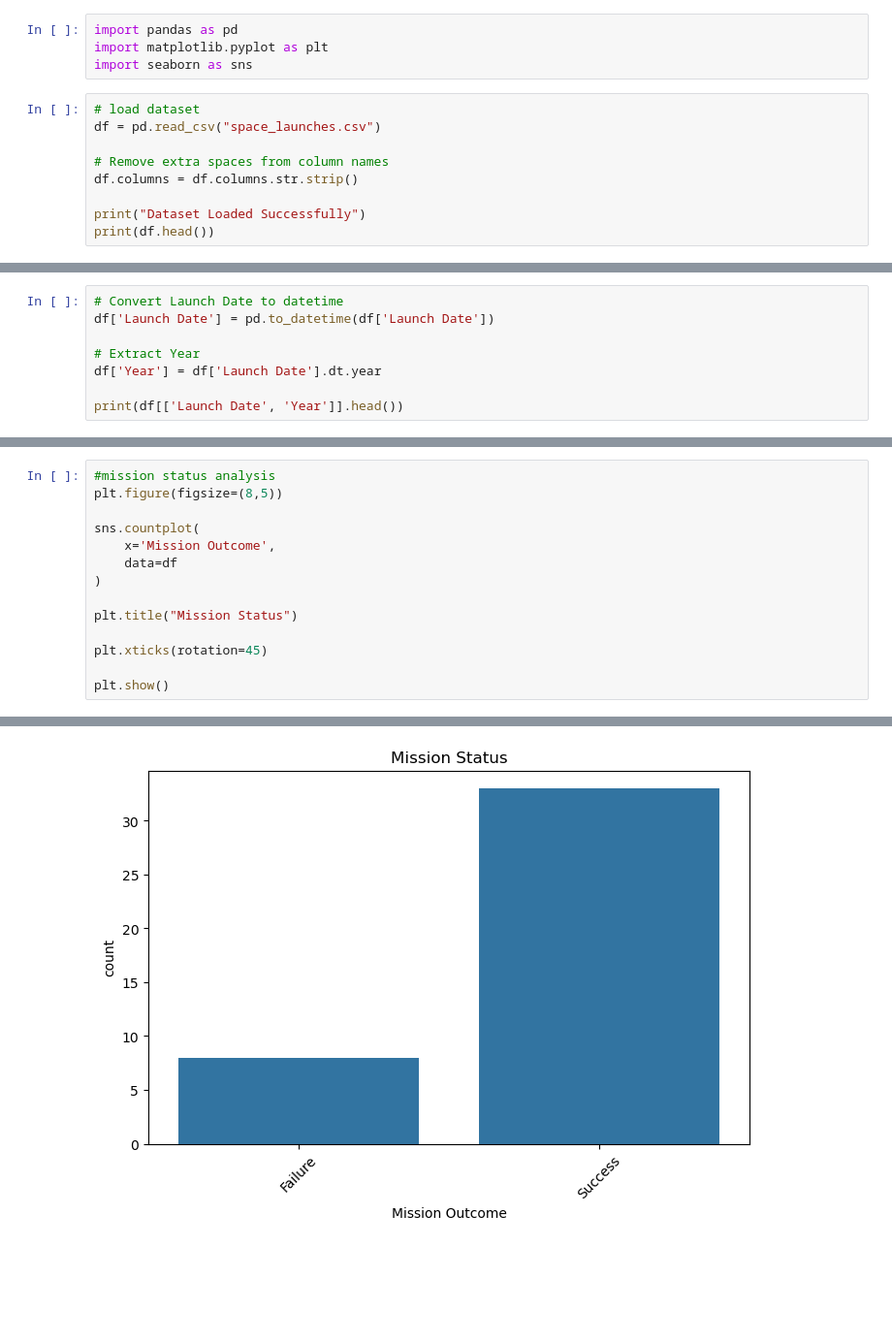
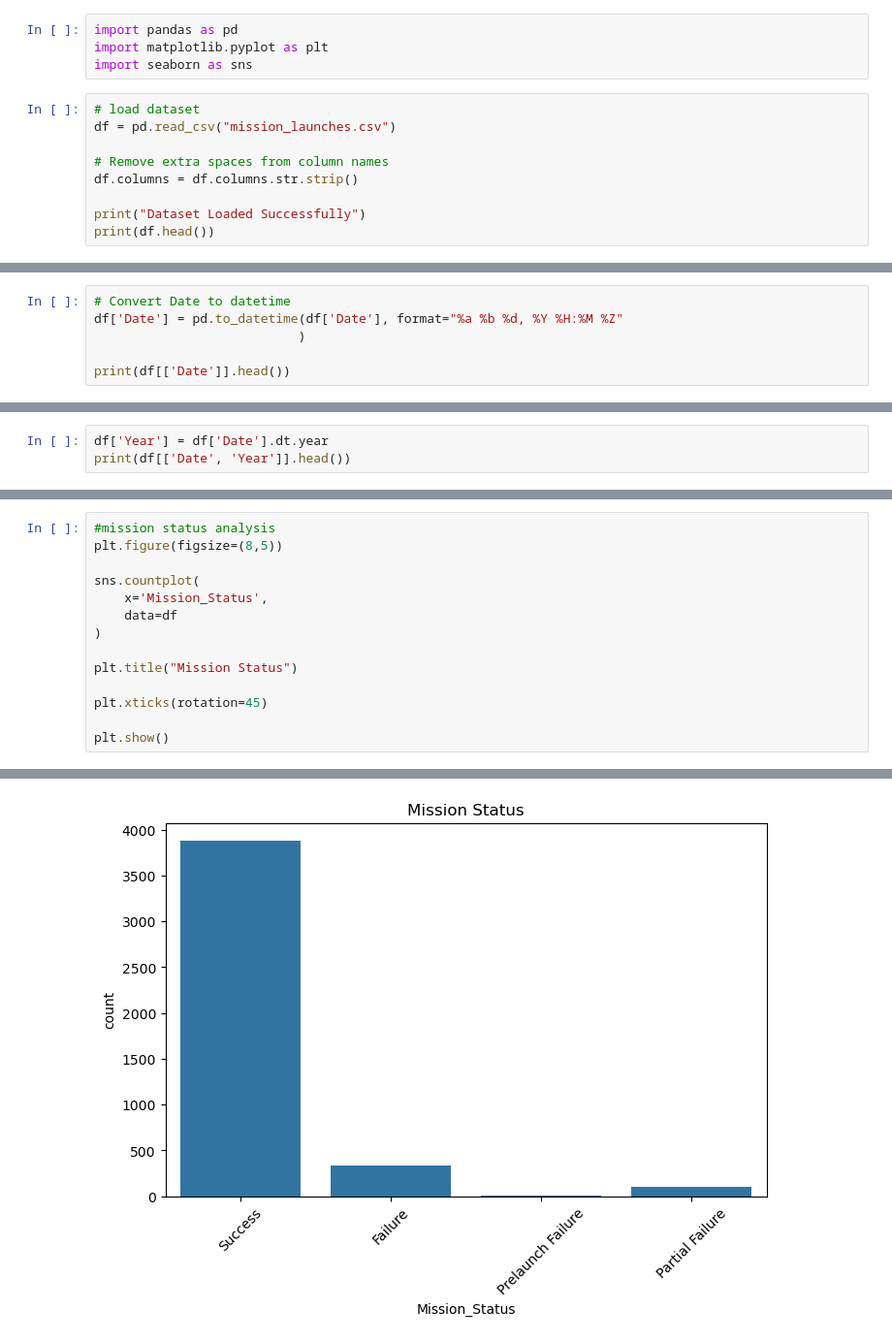
Before and after one commit to DhathriM27/Space-Launch-Analysis, a Jupyter notebook: Space Launch Analysis.ipynb, the cells around one changed output, grey strips where cells are left out. Shown at 97% size. Saved outputs shown, nothing was run; the diff lists cells and outputs as text; blank space fills up the shorter version.

```diff
--- a/Space Launch Analysis.ipynb
+++ b/Space Launch Analysis.ipynb
@@ -4,7 +4,7 @@ import matplotlib.pyplot as plt
 import seaborn as sns
 # %%
 # load dataset
-df = pd.read_csv("space_launches.csv")
+df = pd.read_csv("mission_launches.csv")
 
 # Remove extra spaces from column names
 df.columns = df.columns.str.strip()
@@ -116,9 +111,7 @@ Duplicates removed
 # %%
-# Convert Launch Date to datetime
-df['Launch Date'] = pd.to_datetime(df['Launch Date'])
+# Convert Date to datetime
+df['Date'] = pd.to_datetime(df['Date'], format="%a %b %d, %Y %H:%M %Z"
+                           )
 
-# Extract Year
-df['Year'] = df['Launch Date'].dt.year
-
-print(df[['Launch Date', 'Year']].head())
+print(df[['Date']].head())
 # %% [output]
@@ -130,0 +124,3 @@ print(df[['Launch Date', 'Year']].head())
+# %%
+df['Year'] = df['Date'].dt.year
+print(df[['Date', 'Year']].head())
@@ -160,7 +162,7 @@ plt.show()
 plt.figure(figsize=(8,5))
 
 sns.countplot(
-    x='Mission Outcome',
+    x='Mission_Status',
     data=df
 )
 
@@ -174,3 +175,3 @@ plt.show()
-[figure, old version]
+[figure, new version]
 # %%
 #Top Vehicles types
```
Also changed, not shown: parts of 17 cells of this notebook, 2 other files.
